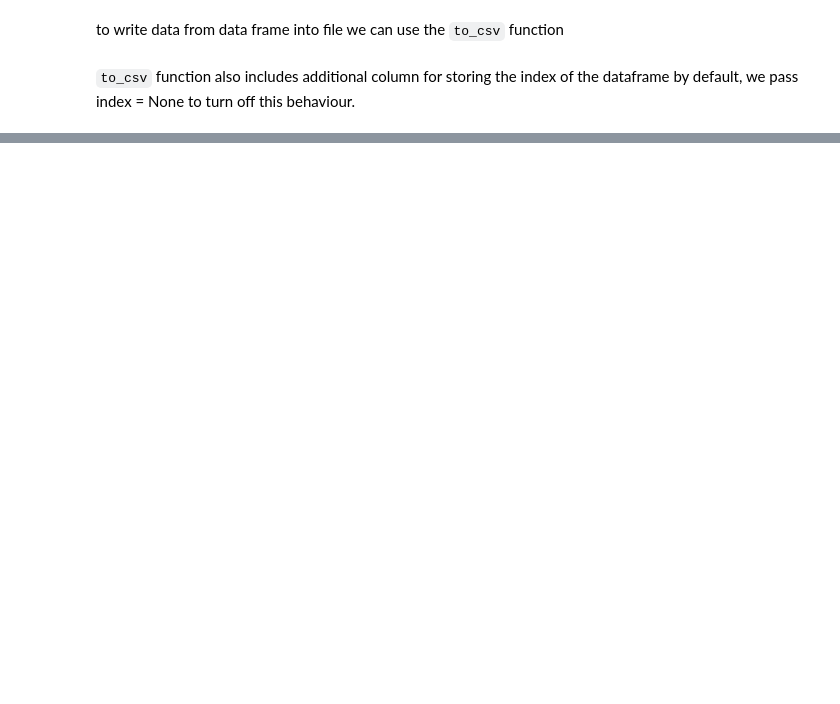
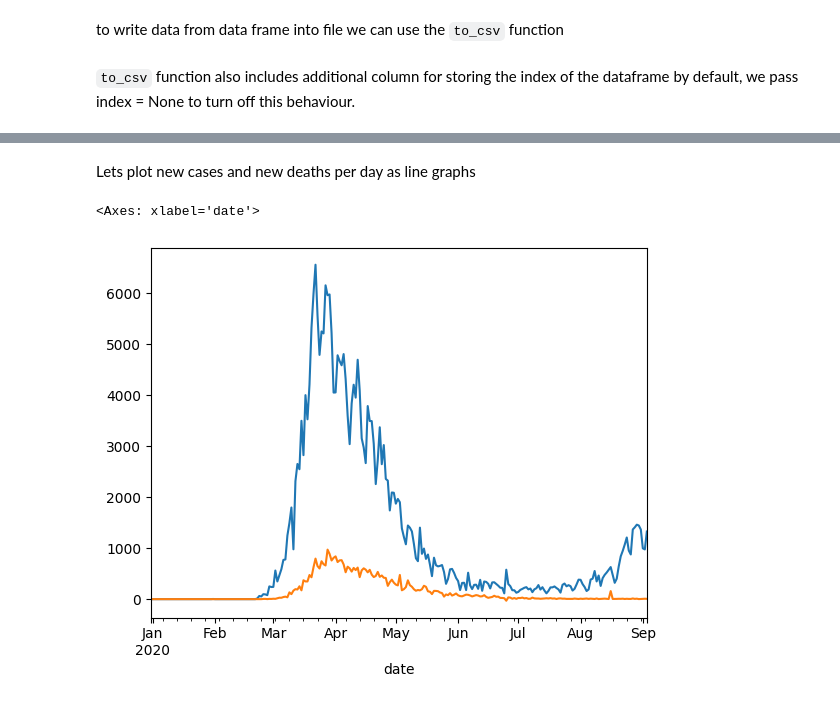
Before and after one commit to ikanhaiya/Python_dataAnalytics-, a Jupyter notebook: pandas/analyzing_italy_covid_daywise.ipynb, the cells around one changed output, grey strips where cells are left out. Saved outputs shown, nothing was run; the diff lists cells and outputs as text; code cells hidden in the pictures; blank space fills up the shorter version.

```diff
--- a/pandas/analyzing_italy_covid_daywise.ipynb
+++ b/pandas/analyzing_italy_covid_daywise.ipynb
@@ -892,0 +935,8 @@ result_df.to_csv('result_csv', index=None)
+# %% [markdown]
+Lets plot new cases and new deaths per day as line graphs
+# %%
+result_df.new_cases.plot()
+result_df.new_deaths.plot()
+# %% [output]
+<Axes: xlabel='date'>
+[figure, added]
```
Also changed, not shown: parts of 20 cells of this notebook, 1 other file.
